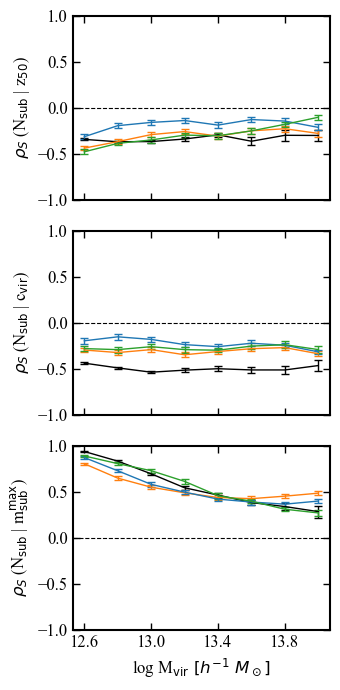
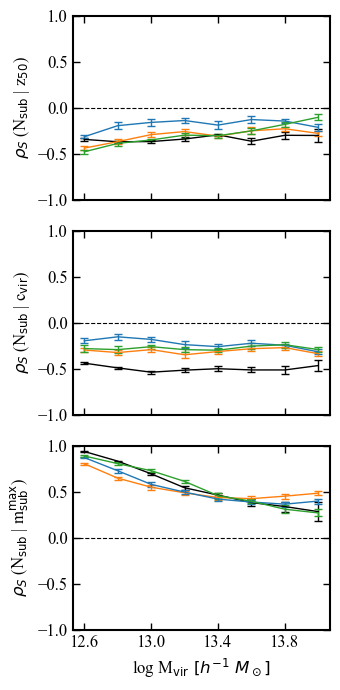
Unified diff of the notebook cell whose output changed from the first chart to the second:
--- before
+++ after
@@ -22,4 +22,4 @@
 
 plt.tight_layout()
-plt.savefig("../../figures/DF_rho.pdf", bbox_inches="tight")
+# plt.savefig("../../figures/DF_rho.pdf", bbox_inches="tight")
 plt.show()

Commit: adding in the new notebooks